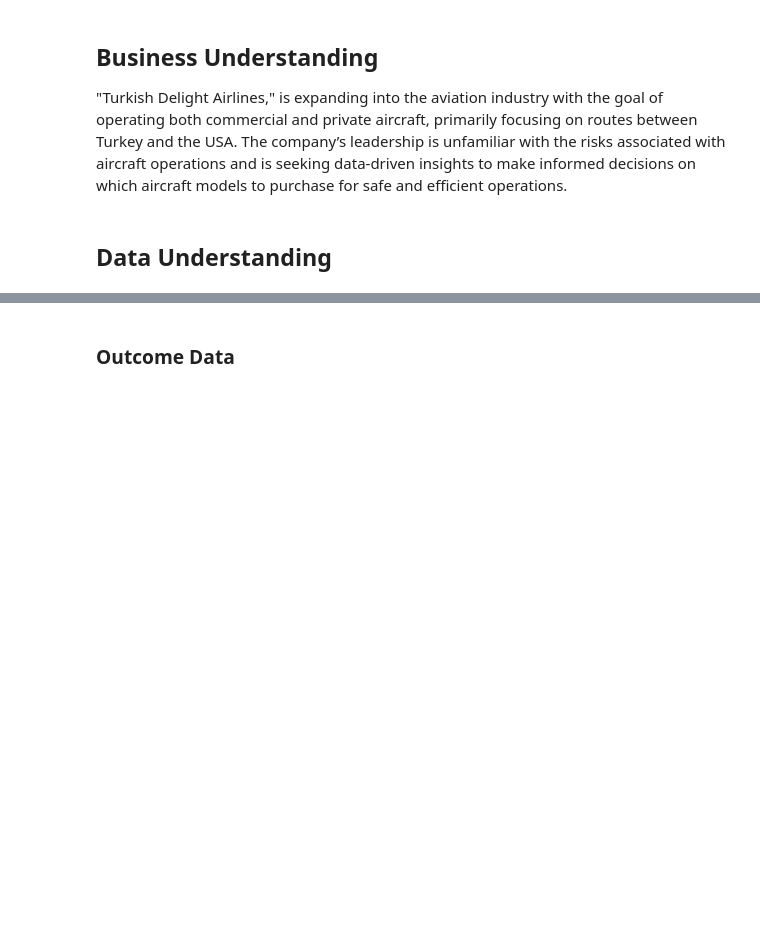
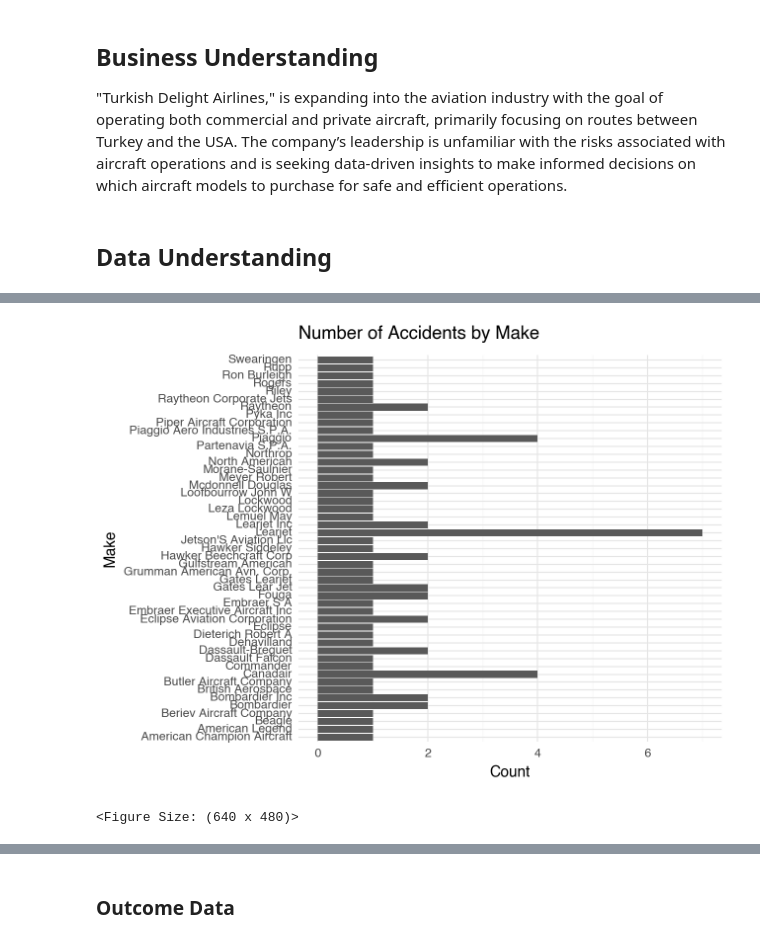
Before and after one commit to orcuncanlilar/aircraft-selection-strategy, a Jupyter notebook: aircraft_selection_strategy.ipynb, the cells around one changed output, grey strips where cells are left out. Drawn from its saved outputs; the diff is of its cells as text; code cells hidden in the pictures; blank space fills up the shorter version.

```diff
--- a/aircraft_selection_strategy.ipynb
+++ b/aircraft_selection_strategy.ipynb
@@ -161,0 +192,16 @@ Name: Animal Type, dtype: int64
+# %%
+# drop all the makes from the aviation_data from the temp_df make
+df2 = aviation_data_filtered_by_top_risky_make[~aviation_data_filtered_by_top_risky_make['Make'].isin(temp_df['Make'])]
+# %%
+# make a bar chart with the make and the count
+(
+    ggplot(df2, aes(x='Make')) +
+    geom_bar() +
+    coord_flip() +
+    theme(axis_text_x=element_text(rotation=45, hjust=1)) +
+    labs(title='Number of Accidents by Make', x='Make', y='Count') +
+    theme_minimal()
+)
+# %% [output]
+[figure, added]
+<Figure Size: (640 x 480)>
```
Also changed, not shown: parts of 81 cells of this notebook, 3 other files.
